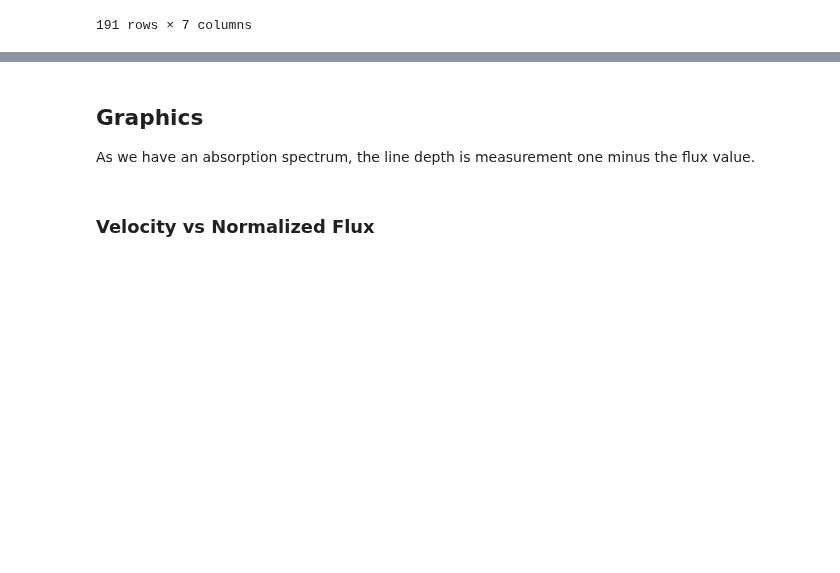
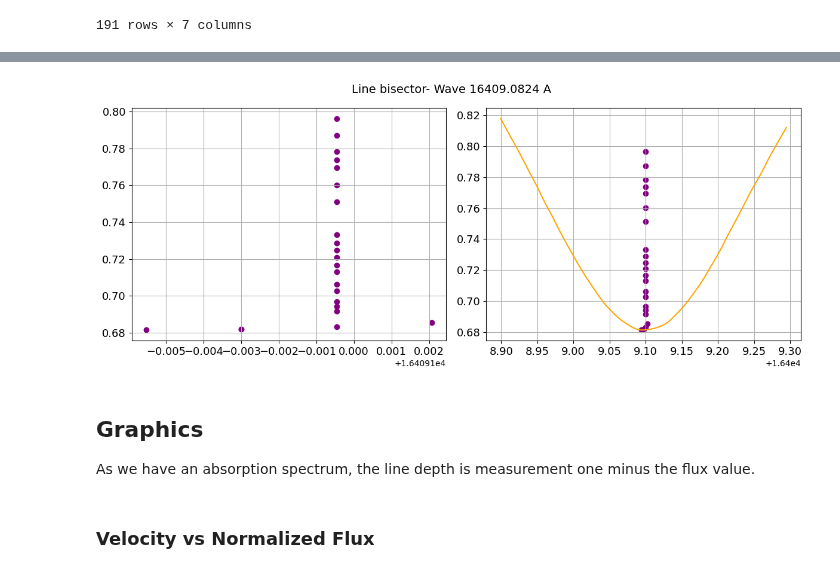
Before and after one commit to ccuellarn/Measurement-and-Characterization-of-Granulation-Patterns-in-the-IAG-Solar-Flux-Spectrum, a Jupyter notebook: Project/IAG Solar Flux Atlas/Infrared range/Check_lines.ipynb, the cells around one changed output, grey strips where cells are left out. Saved outputs shown, nothing was run; the diff lists cells and outputs as text; code cells hidden in the pictures; blank space fills up the shorter version.

```diff
--- a/Project/IAG Solar Flux Atlas/Infrared range/Check_lines.ipynb
+++ b/Project/IAG Solar Flux Atlas/Infrared range/Check_lines.ipynb
@@ -218,0 +238,18 @@ Values
+# %%
+data_bisec = local_points_bis[157].sort_values('nFlux', ascending=False, na_position='first')
+data_bisec['Flux'] = round(data_bisec['nFlux'],3)
+data_bisec['Equal'] = data_bisec['Flux'].duplicated(keep=False)
+data_bisec = data_bisec[data_bisec['Equal']==True].drop(['Equal'],axis=1).reset_index(drop=True)
+
+bisec_wave=[]
+bisec_flux=[]
+for i in range(0,len(data_bisec)):
+    data = data_bisec[data_bisec['Flux']==data_bisec['Flux'].iloc[i]]
+    if i % 2 !=0:
+        bisec_wave.append((np.abs(max(data['Wave A'])-min(data['Wave A']))/2)+min(data['Wave A']))
+        bisec_flux.append(data['nFlux'].iloc[0])
+
+bisec = pd.DataFrame()
+bisec['Wave'], bisec['Flux'] = bisec_wave, bisec_flux
+bisec = bisec.sort_values('Flux', ascending=True, na_position='first').reset_index(drop=True)
+bisec
@@ -219,3 +274,26 @@ Values
+# %%
+fig6, axis1 = plt.subplots(1,2, figsize = (12, 5))
+ax1 = axis1[0]
+ax2 = axis1[1]
+
+fig6.suptitle(r'Line bisector- Wave 16409.0824 A',fontsize=14)
+
+ax1.scatter(bisec['Wave'],bisec['Flux'],color= 'purple')
+
+ax2.plot(local_points_bis[157]['Wave A'],local_points_bis[157]['nFlux'],color= 'orange')
+ax2.scatter(bisec['Wave'],bisec['Flux'],color= 'purple')
+
+ax1.grid()
+ax1.tick_params(axis='both',labelsize=13)
+
+ax2.grid()
+ax2.tick_params(axis='both',labelsize=13)
+
+fig6.tight_layout()
+
+# fig6.savefig('Relation_coef.pdf')
+# %% [output]
+[figure, added]
 # %% [markdown]
 ## Graphics
 As we have an absorption spectrum, the line depth is measurement one minus the flux value.
```
Also changed, not shown: parts of 3 cells of this notebook, 1 other file.
